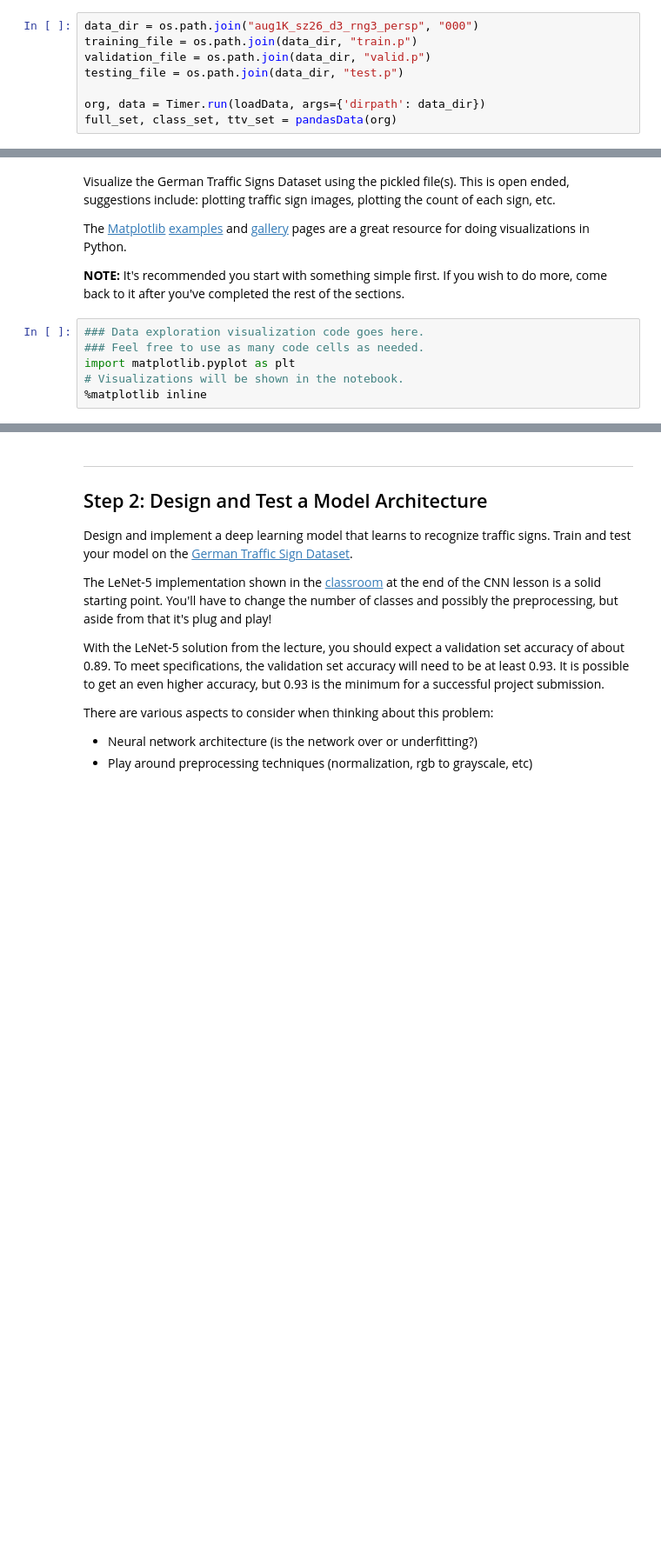
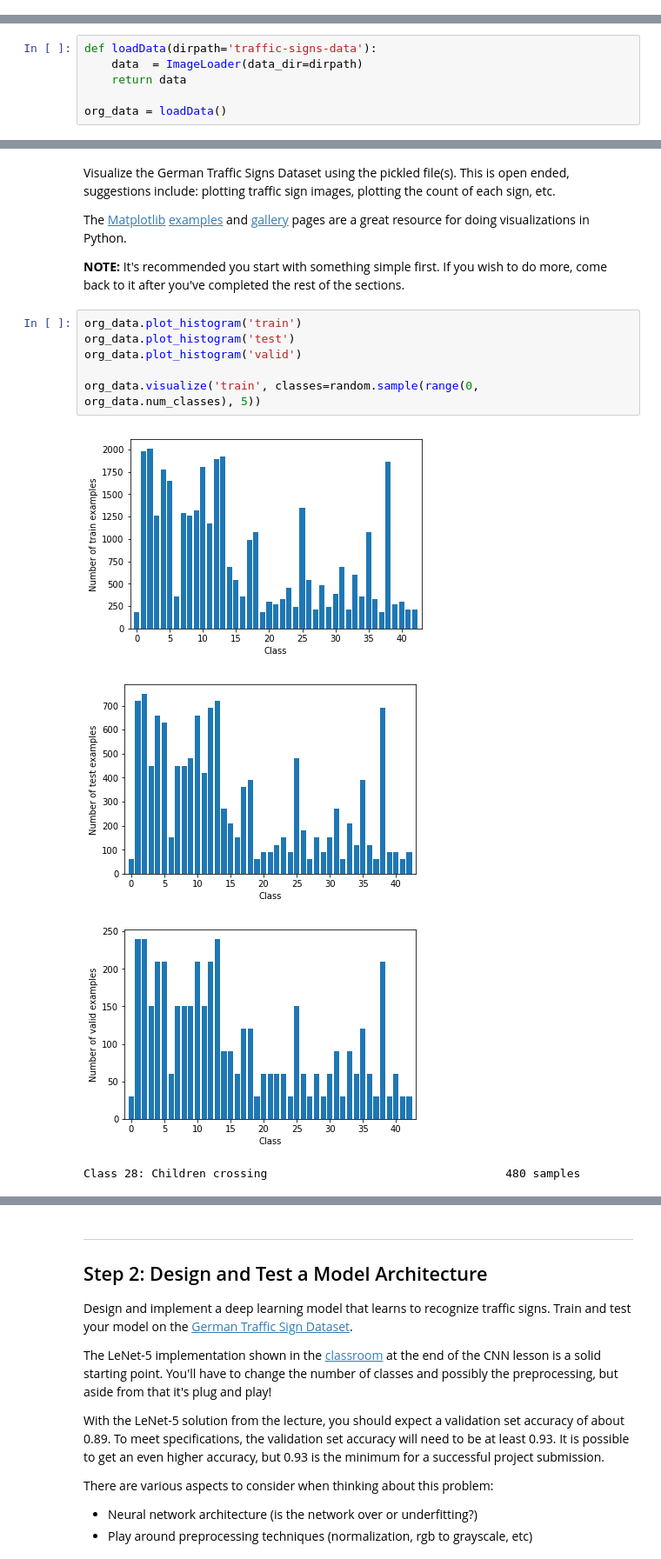
Before and after one commit to jabeerahmed/CarND-LeNet-Lab, a Jupyter notebook: Traffic_Sign_Classifier.ipynb, the cells around one changed output, grey strips where cells are left out. Shown at 87% size. Cells and saved outputs as stored; diff of their text form; blank space fills up the shorter version.

Commit message:
things are ready for AWS training

```diff
--- a/Traffic_Sign_Classifier.ipynb
+++ b/Traffic_Sign_Classifier.ipynb
@@ -126,11 +593,3 @@ def pandasData(org, isOrginialSet=False):
 # %% [markdown]
 ---
 ## Step 0: Load The Data
-# %%
-data_dir = os.path.join("aug1K_sz26_d3_rng3_persp", "000")
-training_file = os.path.join(data_dir, "train.p")
-validation_file = os.path.join(data_dir, "valid.p")
-testing_file = os.path.join(data_dir, "test.p")
-
-org, data = Timer.run(loadData, args={'dirpath': data_dir})
-full_set, class_set, ttv_set = pandasData(org)
@@ -150,3 +596,9 @@ elapsed time: 6.670 secs
+# %%
+def loadData(dirpath='traffic-signs-data'):
+    data  = ImageLoader(data_dir=dirpath)
+    return data
+
+org_data = loadData()
 # %% [markdown]
 ---
 
@@ -195,9 +647,14 @@ Visualize the German Traffic Signs Dataset using the pickled file(s). This is op
 The [Matplotlib](http://matplotlib.org/) [examples](http://matplotlib.org/examples/index.html) and [gallery](http://matplotlib.org/gallery.html) pages are a great resource for doing visualizations in Python.
 
 **NOTE:** It's recommended you start with something simple first. If you wish to do more, come back to it after you've completed the rest of the sections.
-# %%
-### Data exploration visualization code goes here.
-### Feel free to use as many code cells as needed.
-import matplotlib.pyplot as plt
-# Visualizations will be shown in the notebook.
-%matplotlib inline
+# %%
+org_data.plot_histogram('train')
+org_data.plot_histogram('test')
+org_data.plot_histogram('valid')
+
+org_data.visualize('train', classes=random.sample(range(0, org_data.num_classes), 5))
+# %% [output]
+[figure, added]
+[figure, added]
+[figure, added]
+Class 28: Children crossing                                   480 samples
```
Also changed, not shown: parts of 33 cells of this notebook, 4 other files.
